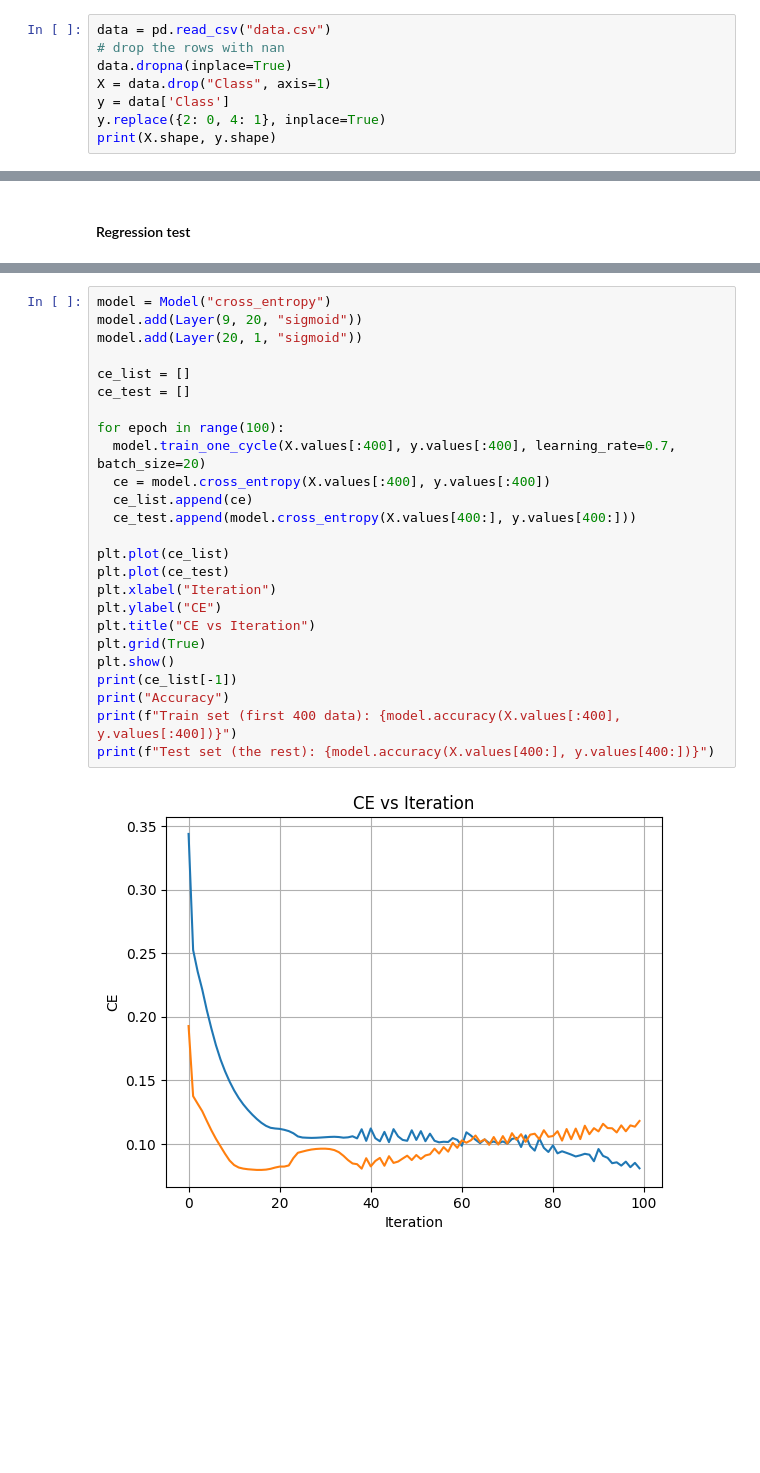
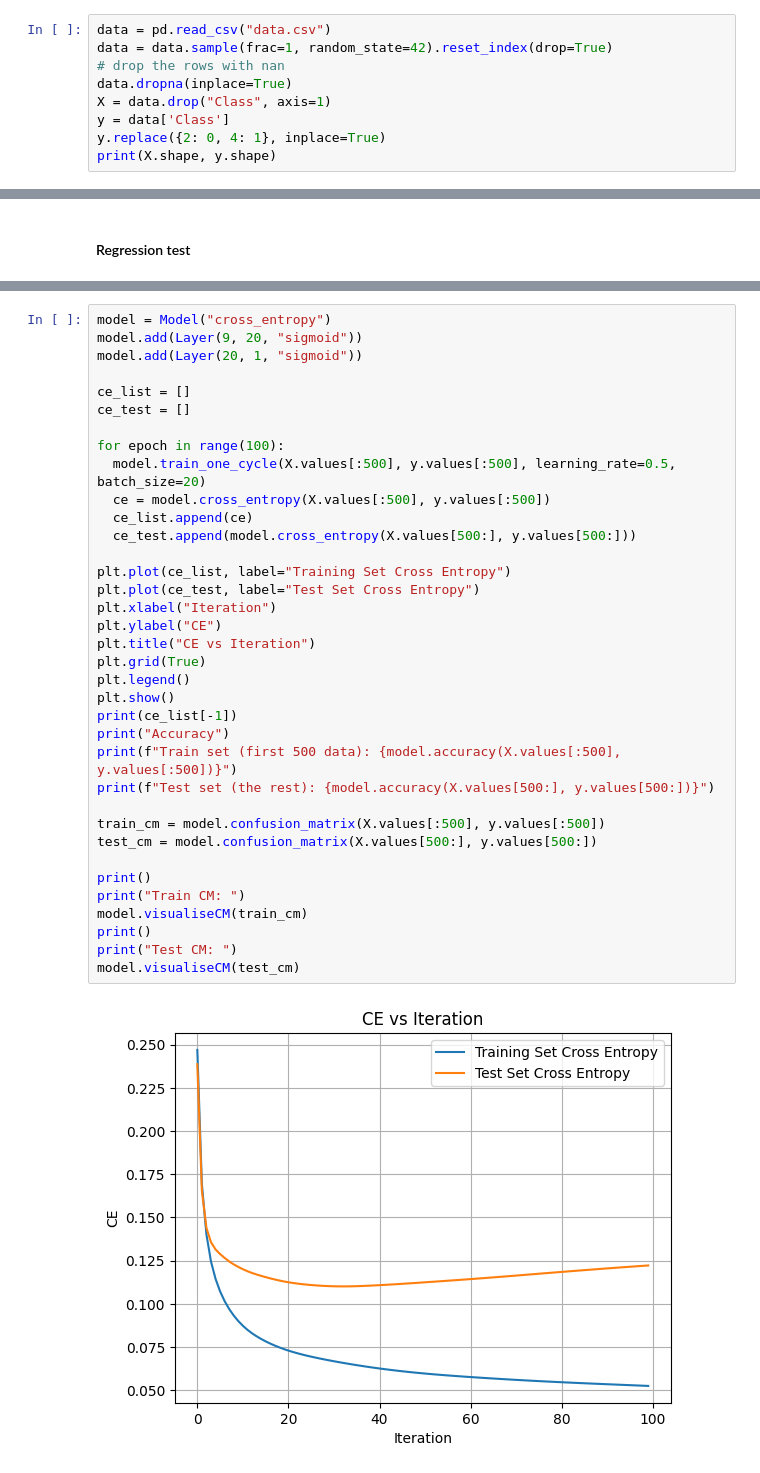
Before and after one commit to psamtam/MLiSP1_MLModel_from_scratch, a Jupyter notebook: NN.ipynb, the cells around one changed output, grey strips where cells are left out. Cells and saved outputs as stored; diff of their text form; blank space fills up the shorter version.

Commit message:
Add: confusion matrix, logistic regression, randomise the dataset

```diff
--- a/NN.ipynb
+++ b/NN.ipynb
@@ -69,6 +76,7 @@ The following cell only needs to run once.
 Note that there are missing values. As we got a large dataset, we will just drop the records.
 # %%
 data = pd.read_csv("data.csv")
+data = data.sample(frac=1, random_state=42).reset_index(drop=True)
 # drop the rows with nan
 data.dropna(inplace=True)
 X = data.drop("Class", axis=1)
@@ -335,27 +360,38 @@ Input: [7 5 3 9 5] Expected output: 17.30 prediction: [15.13130457]
 # %%
 model = Model("cross_entropy")
 model.add(Layer(9, 20, "sigmoid"))
 model.add(Layer(20, 1, "sigmoid"))
 
 ce_list = []
 ce_test = []
 
 for epoch in range(100):
-  model.train_one_cycle(X.values[:400], y.values[:400], learning_rate=0.7, batch_size=20)
-  ce = model.cross_entropy(X.values[:400], y.values[:400])
+  model.train_one_cycle(X.values[:500], y.values[:500], learning_rate=0.5, batch_size=20)
+  ce = model.cross_entropy(X.values[:500], y.values[:500])
   ce_list.append(ce)
-  ce_test.append(model.cross_entropy(X.values[400:], y.values[400:]))
+  ce_test.append(model.cross_entropy(X.values[500:], y.values[500:]))
 
-plt.plot(ce_list)
-plt.plot(ce_test)
+plt.plot(ce_list, label="Training Set Cross Entropy")
+plt.plot(ce_test, label="Test Set Cross Entropy")
 plt.xlabel("Iteration")
 plt.ylabel("CE")
 plt.title("CE vs Iteration")
 plt.grid(True)
+plt.legend()
 plt.show()
 print(ce_list[-1])
 print("Accuracy")
-print(f"Train set (first 400 data): {model.accuracy(X.values[:400], y.values[:400])}")
-print(f"Test set (the rest): {model.accuracy(X.values[400:], y.values[400:])}")
+print(f"Train set (first 500 data): {model.accuracy(X.values[:500], y.values[:500])}")
+print(f"Test set (the rest): {model.accuracy(X.values[500:], y.values[500:])}")
+
+train_cm = model.confusion_matrix(X.values[:500], y.values[:500])
+test_cm = model.confusion_matrix(X.values[500:], y.values[500:])
+
+print()
+print("Train CM: ")
+model.visualiseCM(train_cm)
+print()
+print("Test CM: ")
+model.visualiseCM(test_cm)
 # %% [output]
-[figure, old version]
+[figure, new version]
```
Also changed, not shown: parts of 10 cells of this notebook.
